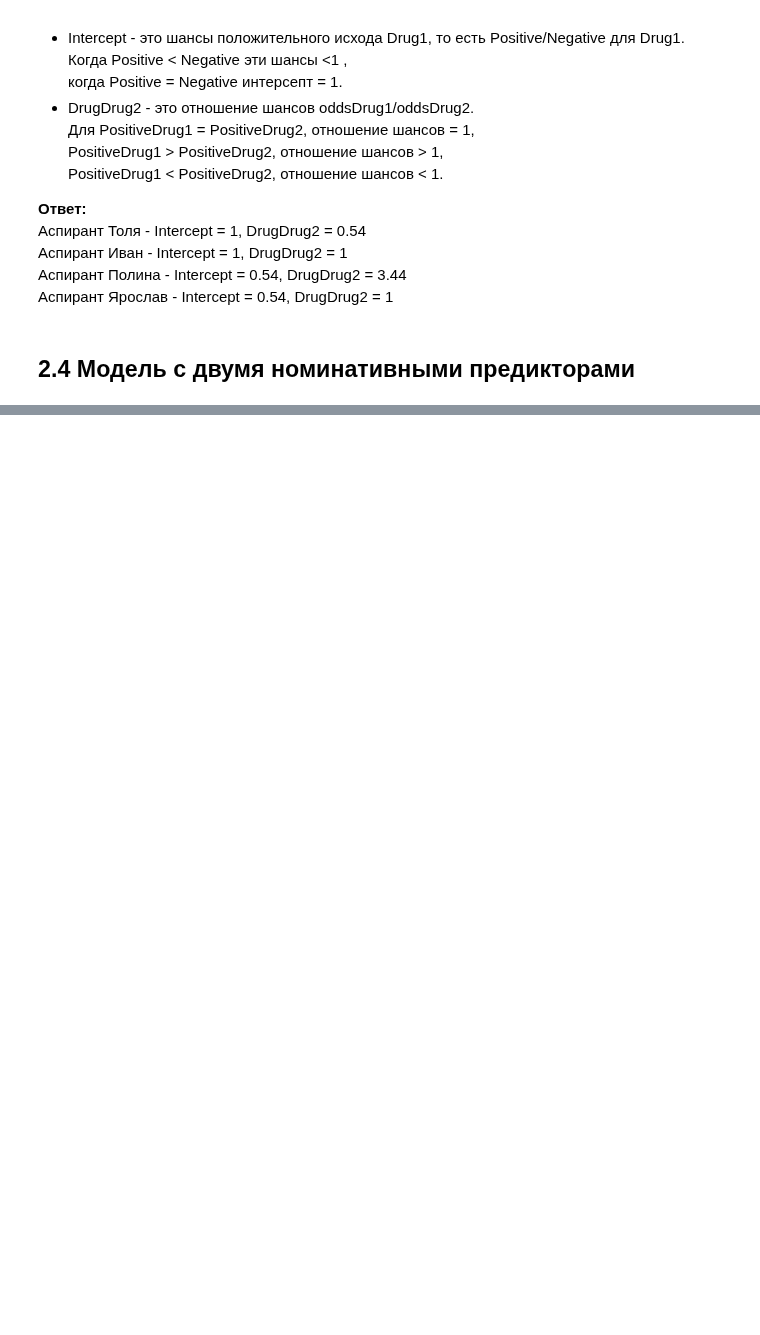
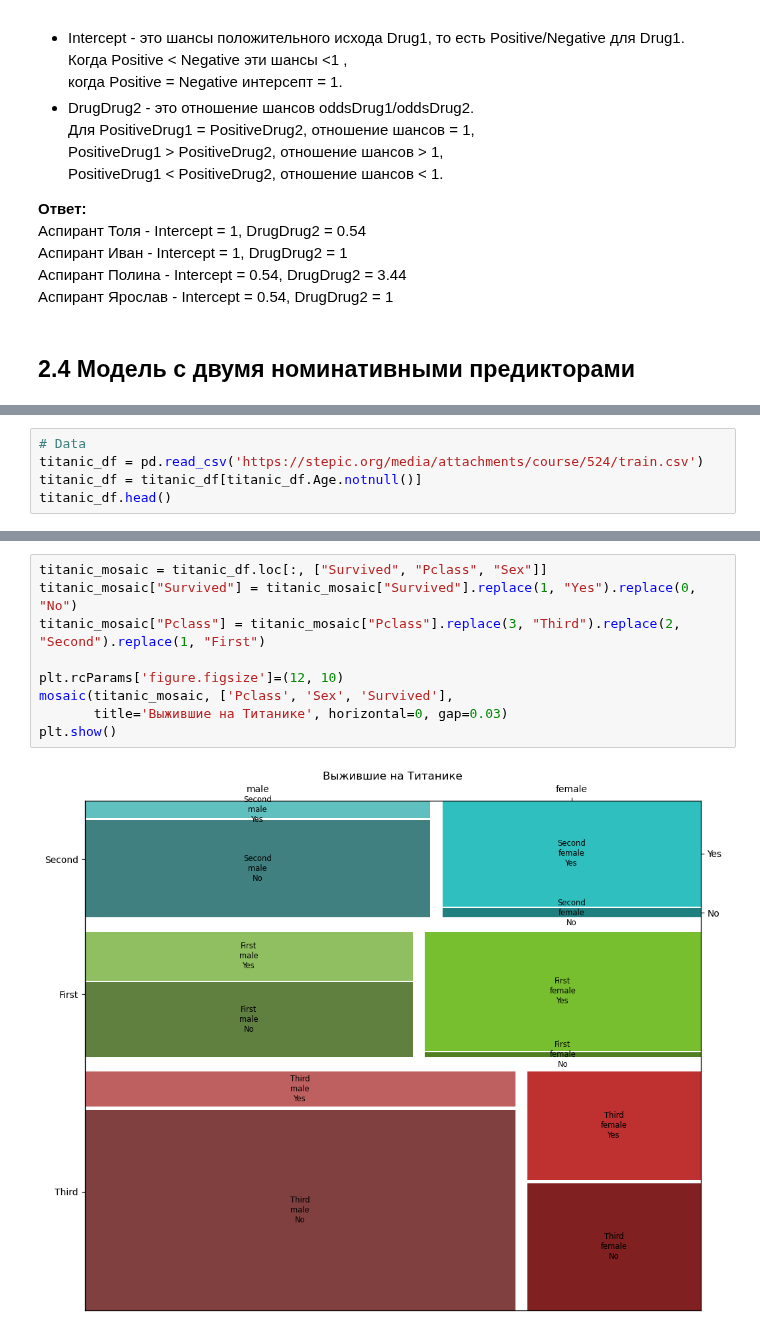
Before and after one commit to LiquidVac/My_study, a Jupyter notebook: STEPIK. Основы статистики ч.2/Лекция 2. Основы Cтатистики ч.2.ipynb, the cells around one changed output, grey strips where cells are left out. Saved outputs shown, nothing was run; the diff lists cells and outputs as text; blank space fills up the shorter version.

```diff
--- a/STEPIK. Основы статистики ч.2/Лекция 2. Основы Cтатистики ч.2.ipynb
+++ b/STEPIK. Основы статистики ч.2/Лекция 2. Основы Cтатистики ч.2.ipynb
@@ -520,0 +538,5 @@ PositiveDrug1 < PositiveDrug2, отношение шансов < 1.
+# %%
+# Data
+titanic_df = pd.read_csv('https://stepic.org/media/attachments/course/524/train.csv')
+titanic_df = titanic_df[titanic_df.Age.notnull()]
+titanic_df.head()
@@ -520,0 +550,11 @@ PositiveDrug1 < PositiveDrug2, отношение шансов < 1.
+# %%
+titanic_mosaic = titanic_df.loc[:, ["Survived", "Pclass", "Sex"]]
+titanic_mosaic["Survived"] = titanic_mosaic["Survived"].replace(1, "Yes").replace(0, "No")
+titanic_mosaic["Pclass"] = titanic_mosaic["Pclass"].replace(3, "Third").replace(2, "Second").replace(1, "First")
+
+plt.rcParams['figure.figsize']=(12, 10)
+mosaic(titanic_mosaic, ['Pclass', 'Sex', 'Survived'],
+       title='Выжившие на Титанике', horizontal=0, gap=0.03)
+plt.show()
+# %% [output]
+[figure, added]
```
Also changed, not shown: parts of 23 cells of this notebook.
